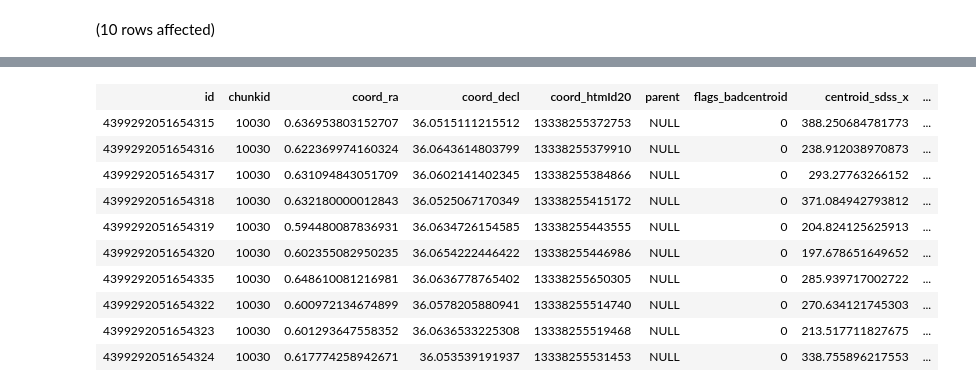
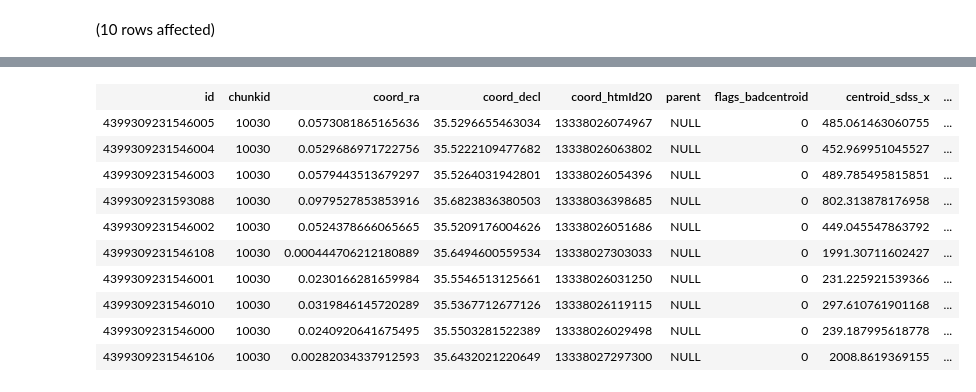
Before and after one commit to idies/jhu-lsst, a Jupyter notebook: test_queries/aris/DMTR-16.ctp3.0.ipynb, the cells around one changed output, grey strips where cells are left out. Drawn from its saved outputs; the diff is of its cells as text; code cells hidden in the pictures.

Commit message:
increased inadequate flannel mem limits; ran test queries on ctp3.0

```diff
--- a/test_queries/aris/DMTR-16.ctp3.0.ipynb
+++ b/test_queries/aris/DMTR-16.ctp3.0.ipynb
@@ -21,6 +41,4 @@ Total execution time: 00:00:08.6391436
 # %%
---ad hoc storage-pool (virtualized hdfs) tests
-USE LSST
 --select count(*) from Source
 --select count(chunkID) from Source
 select top 10 * from Source
@@ -33,14 +51,14 @@ Total execution time: 00:00:04.2100462
 | id | chunkid | coord_ra | coord_decl | coord_htmId20 | parent | flags_badcentroid | centroid_sdss_x | ... |
-| 4399292051654315 | 10030 | 0.636953803152707 | 36.0515111215512 | 13338255372753 | NULL | 0 | 388.250684781773 | ... |
-| 4399292051654316 | 10030 | 0.622369974160324 | 36.0643614803799 | 13338255379910 | NULL | 0 | 238.912038970873 | ... |
-| 4399292051654317 | 10030 | 0.631094843051709 | 36.0602141402345 | 13338255384866 | NULL | 0 | 293.27763266152 | ... |
-| 4399292051654318 | 10030 | 0.632180000012843 | 36.0525067170349 | 13338255415172 | NULL | 0 | 371.084942793812 | ... |
-| 4399292051654319 | 10030 | 0.594480087836931 | 36.0634726154585 | 13338255443555 | NULL | 0 | 204.824125625913 | ... |
-| 4399292051654320 | 10030 | 0.602355082950235 | 36.0654222446422 | 13338255446986 | NULL | 0 | 197.678651649652 | ... |
-| 4399292051654335 | 10030 | 0.648610081216981 | 36.0636778765402 | 13338255650305 | NULL | 0 | 285.939717002722 | ... |
-| 4399292051654322 | 10030 | 0.600972134674899 | 36.0578205880941 | 13338255514740 | NULL | 0 | 270.634121745303 | ... |
-| 4399292051654323 | 10030 | 0.601293647558352 | 36.0636533225308 | 13338255519468 | NULL | 0 | 213.517711827675 | ... |
-| 4399292051654324 | 10030 | 0.617774258942671 | 36.053539191937 | 13338255531453 | NULL | 0 | 338.755896217553 | ... |
+| 4399309231546005 | 10030 | 0.0573081865165636 | 35.5296655463034 | 13338026074967 | NULL | 0 | 485.061463060755 | ... |
+| 4399309231546004 | 10030 | 0.0529686971722756 | 35.5222109477682 | 13338026063802 | NULL | 0 | 452.969951045527 | ... |
+| 4399309231546003 | 10030 | 0.0579443513679297 | 35.5264031942801 | 13338026054396 | NULL | 0 | 489.785495815851 | ... |
+| 4399309231593088 | 10030 | 0.0979527853853916 | 35.6823836380503 | 13338036398685 | NULL | 0 | 802.313878176958 | ... |
+| 4399309231546002 | 10030 | 0.0524378666065665 | 35.5209176004626 | 13338026051686 | NULL | 0 | 449.045547863792 | ... |
+| 4399309231546108 | 10030 | 0.000444706212180889 | 35.6494600559534 | 13338027303033 | NULL | 0 | 1991.30711602427 | ... |
+| 4399309231546001 | 10030 | 0.0230166281659984 | 35.5546513125661 | 13338026031250 | NULL | 0 | 231.225921539366 | ... |
+| 4399309231546010 | 10030 | 0.0319846145720289 | 35.5367712677126 | 13338026119115 | NULL | 0 | 297.610761901168 | ... |
+| 4399309231546000 | 10030 | 0.0240920641675495 | 35.5503281522389 | 13338026029498 | NULL | 0 | 239.187995618778 | ... |
+| 4399309231546106 | 10030 | 0.00282034337912593 | 35.6432021220649 | 13338027297300 | NULL | 0 | 2008.8619369155 | ... |
 # %%
 -- 3.1
 use LSST
```
Also changed, not shown: parts of 10 cells of this notebook, 2 other files.
